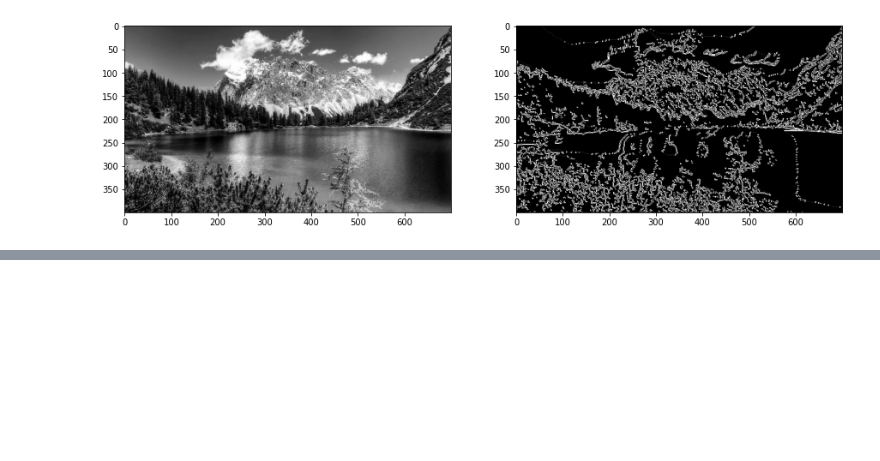
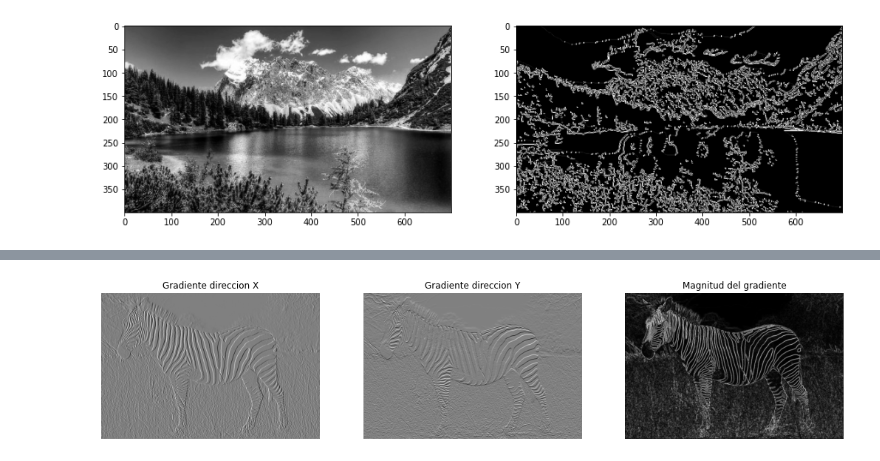
Before and after one commit to ivnlee/tec-mna-cv, a Jupyter notebook: week_3/3_sobel_canny_edge_detection.ipynb, the cells around one changed output, grey strips where cells are left out. Drawn from its saved outputs; the diff is of its cells as text; code cells hidden in the pictures; blank space fills up the shorter version.

```diff
--- a/week_3/3_sobel_canny_edge_detection.ipynb
+++ b/week_3/3_sobel_canny_edge_detection.ipynb
@@ -319,0 +324,4 @@ plt.imshow(img_final, cmap="gray")
+# %%
+# Define Prewitt kernels
+Px = np.array([[1, 0, -1], [1, 0, -1], [1, 0, -1]], np.float32)  # Horizontal kernel
+Py = np.array([[1, 1, 1], [0, 0, 0], [-1, -1, -1]], np.float32)  # Vertical kernel
@@ -319,0 +374,21 @@ plt.imshow(img_final, cmap="gray")
+# %%
+fig = plt.figure(figsize=(18, 16))
+
+a = fig.add_subplot(1,3,1)
+imgplot = plt.imshow(prew_x, cmap='gray')
+a.set_title('Gradiente direccion X')
+a.axis('off')
+
+a = fig.add_subplot(1,3,2)
+imgplot = plt.imshow(prew_y, cmap='gray')
+a.set_title('Gradiente direccion Y')
+a.axis('off')
+
+a = fig.add_subplot(1,3,3)
+imgplot = plt.imshow(prew_out, cmap='gray')
+a.set_title('Magnitud del gradiente')
+a.axis('off')
+
+plt.show()
+# %% [output]
+[figure, added]
```
Also changed, not shown: parts of 13 cells of this notebook, 2 other files.
